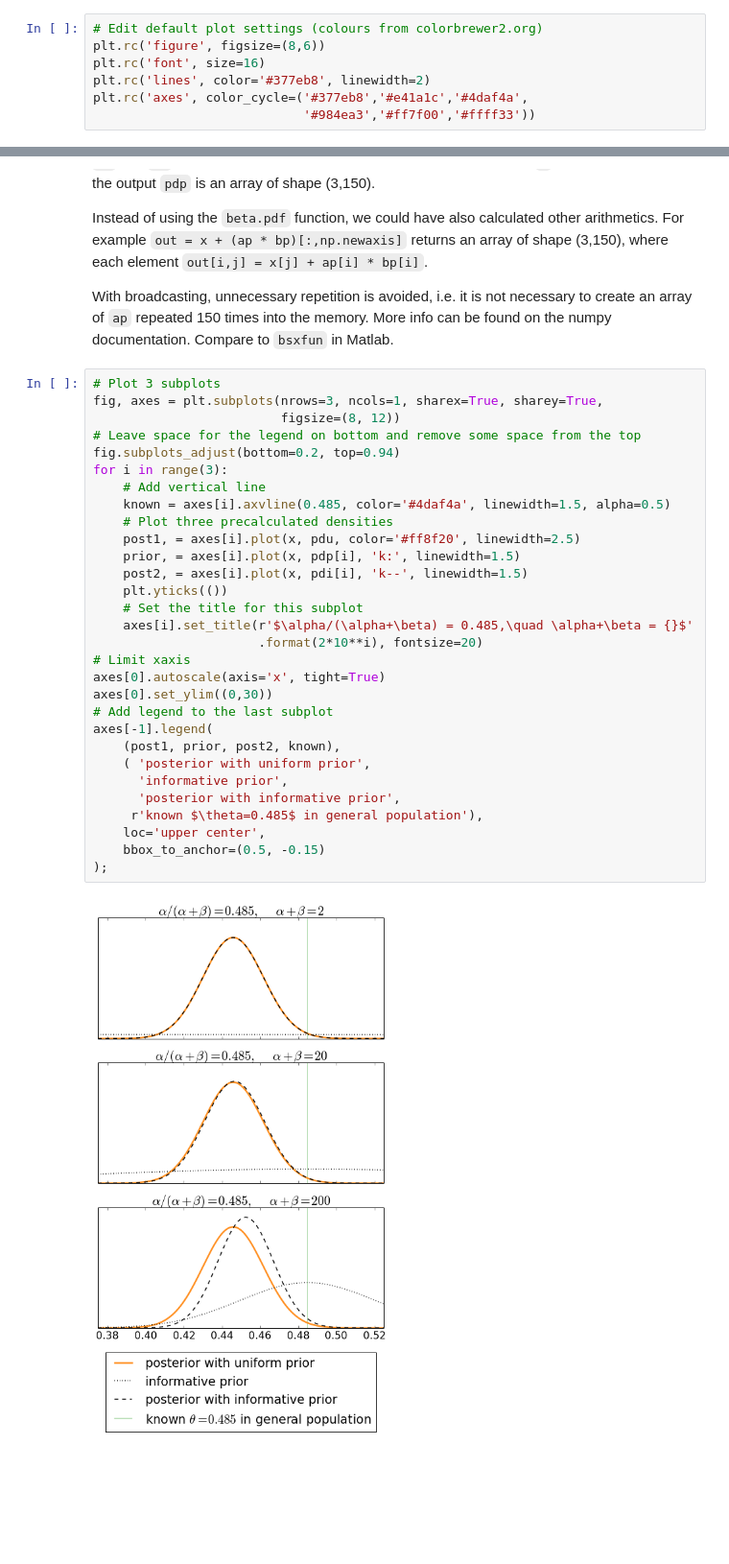
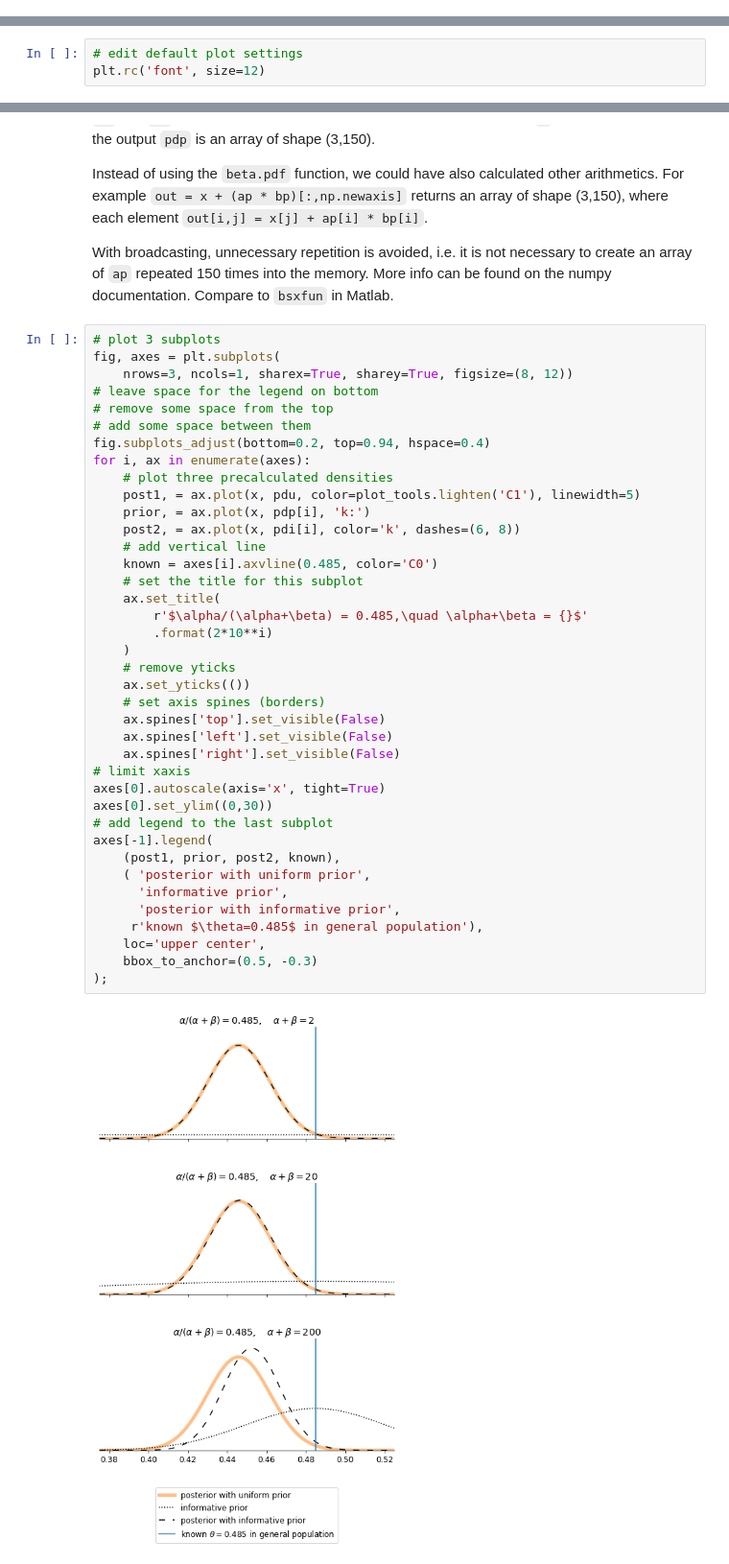
Before and after one commit to avehtari/BDA_py_demos, a Jupyter notebook: demos_ch2/demo2_2.ipynb, the cells around one changed output, grey strips where cells are left out. Shown at 96% size. Saved outputs shown, nothing was run; the diff lists cells and outputs as text; blank space fills up the shorter version.

```diff
--- a/demos_ch2/demo2_2.ipynb
+++ b/demos_ch2/demo2_2.ipynb
@@ -14,10 +16,3 @@ from scipy.stats import beta
 
 %matplotlib inline
 import matplotlib.pyplot as plt
-# %%
-# Edit default plot settings (colours from colorbrewer2.org)
-plt.rc('figure', figsize=(8,6))
-plt.rc('font', size=16)
-plt.rc('lines', color='#377eb8', linewidth=2)
-plt.rc('axes', color_cycle=('#377eb8','#e41a1c','#4daf4a',
-                            '#984ea3','#ff7f00','#ffff33'))
@@ -24 +27,4 @@ plt.rc('axes', color_cycle=('#377eb8','#e41a1c','#4daf4a',
+# %%
+# edit default plot settings
+plt.rc('font', size=12)
 # %%
@@ -48,34 +55,43 @@ Instead of using the `beta.pdf` function, we could have also calculated other ar
 
 With broadcasting, unnecessary repetition is avoided, i.e. it is not necessary to create an array of `ap` repeated 150 times into the memory. More info can be found on the numpy documentation. Compare to `bsxfun` in Matlab.
 # %%
-# Plot 3 subplots
-fig, axes = plt.subplots(nrows=3, ncols=1, sharex=True, sharey=True,
-                         figsize=(8, 12))
-# Leave space for the legend on bottom and remove some space from the top
-fig.subplots_adjust(bottom=0.2, top=0.94)
-for i in range(3):
-    # Add vertical line
-    known = axes[i].axvline(0.485, color='#4daf4a', linewidth=1.5, alpha=0.5)
-    # Plot three precalculated densities
-    post1, = axes[i].plot(x, pdu, color='#ff8f20', linewidth=2.5)
-    prior, = axes[i].plot(x, pdp[i], 'k:', linewidth=1.5)
-    post2, = axes[i].plot(x, pdi[i], 'k--', linewidth=1.5)
-    plt.yticks(())
-    # Set the title for this subplot
-    axes[i].set_title(r'$\alpha/(\alpha+\beta) = 0.485,\quad \alpha+\beta = {}$'
-                      .format(2*10**i), fontsize=20)
-# Limit xaxis
+# plot 3 subplots
+fig, axes = plt.subplots(
+    nrows=3, ncols=1, sharex=True, sharey=True, figsize=(8, 12))
+# leave space for the legend on bottom
+# remove some space from the top
+# add some space between them
+fig.subplots_adjust(bottom=0.2, top=0.94, hspace=0.4)
+for i, ax in enumerate(axes):
+    # plot three precalculated densities
+    post1, = ax.plot(x, pdu, color=plot_tools.lighten('C1'), linewidth=5)
+    prior, = ax.plot(x, pdp[i], 'k:')
+    post2, = ax.plot(x, pdi[i], color='k', dashes=(6, 8))
+    # add vertical line
+    known = axes[i].axvline(0.485, color='C0')
+    # set the title for this subplot
+    ax.set_title(
+        r'$\alpha/(\alpha+\beta) = 0.485,\quad \alpha+\beta = {}$'
+        .format(2*10**i)
+    )
+    # remove yticks
+    ax.set_yticks(())
+    # set axis spines (borders)
+    ax.spines['top'].set_visible(False)
+    ax.spines['left'].set_visible(False)
+    ax.spines['right'].set_visible(False)
+# limit xaxis
 axes[0].autoscale(axis='x', tight=True)
 axes[0].set_ylim((0,30))
-# Add legend to the last subplot
+# add legend to the last subplot
 axes[-1].legend(
     (post1, prior, post2, known),
     ( 'posterior with uniform prior',
       'informative prior',
       'posterior with informative prior',
      r'known $\theta=0.485$ in general population'),
     loc='upper center',
-    bbox_to_anchor=(0.5, -0.15)
+    bbox_to_anchor=(0.5, -0.3)
 );
 # %% [output]
-[figure, old version]
+[figure, new version]
```
Also changed, not shown: parts of 4 cells of this notebook.
